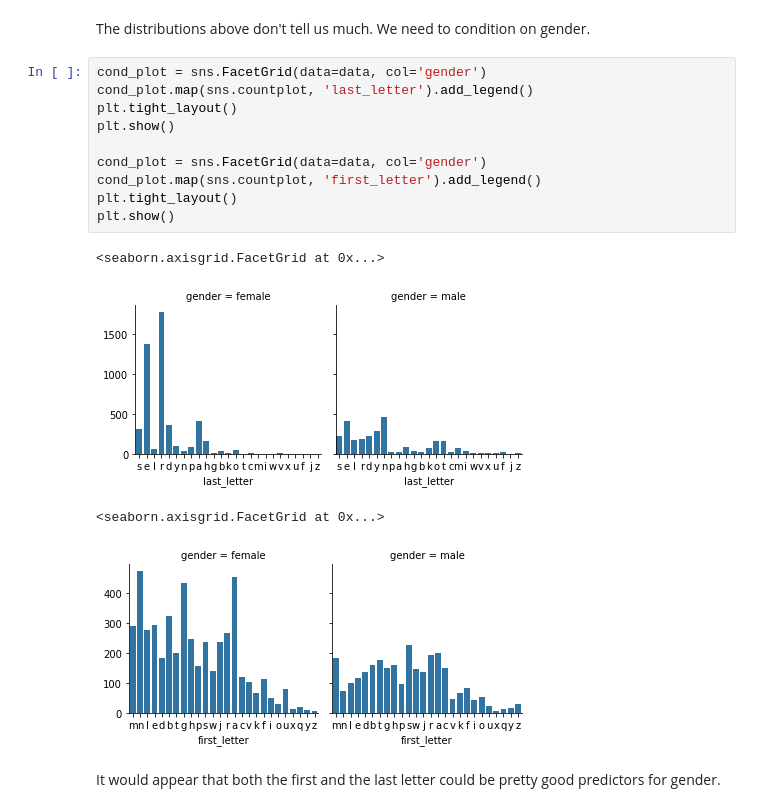
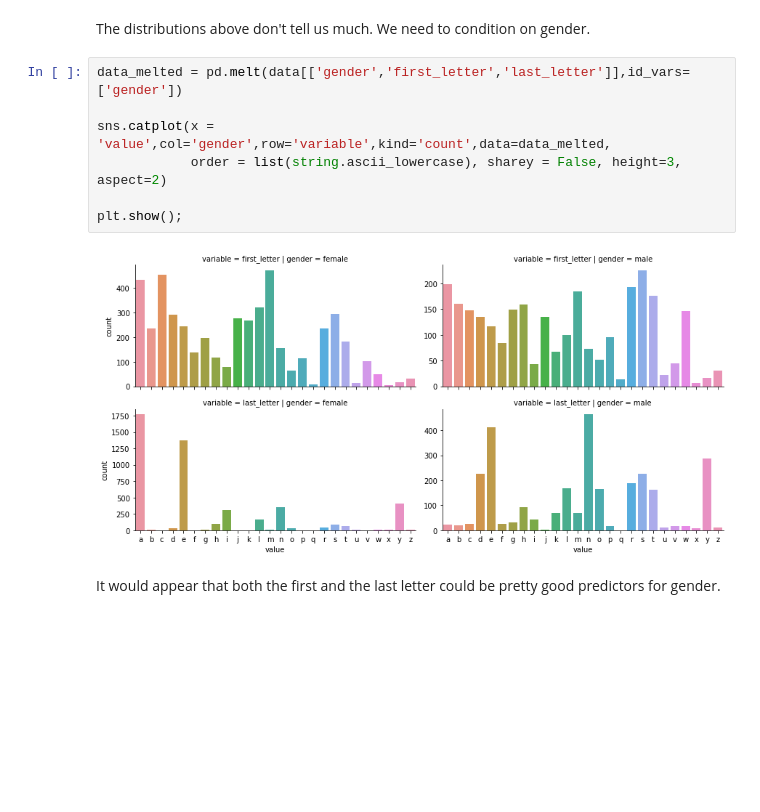
Before and after one commit to betsyrosalen/DATA620_Fall2019_Project3, a Jupyter notebook: project3.ipynb, the cells around one changed output. Drawn from its saved outputs; the diff is of its cells as text; blank space fills up the shorter version.

```diff
--- a/project3.ipynb
+++ b/project3.ipynb
@@ -153,20 +168,14 @@ for var, subplot in zip(categorical_cols[:2], ax.flatten()):
 # %% [markdown]
 The distributions above don't tell us much. We need to condition on gender.
-# %%
-cond_plot = sns.FacetGrid(data=data, col='gender')
-cond_plot.map(sns.countplot, 'last_letter').add_legend()
-plt.tight_layout()
-plt.show()
-
-cond_plot = sns.FacetGrid(data=data, col='gender')
-cond_plot.map(sns.countplot, 'first_letter').add_legend()
-plt.tight_layout()
-plt.show()
-# %% [output]
-<seaborn.axisgrid.FacetGrid at 0x...>
-[figure, removed]
-<seaborn.axisgrid.FacetGrid at 0x...>
-[figure, removed]
+# %%
+data_melted = pd.melt(data[['gender','first_letter','last_letter']],id_vars=['gender'])
+
+sns.catplot(x = 'value',col='gender',row='variable',kind='count',data=data_melted,
+            order = list(string.ascii_lowercase), sharey = False, height=3, aspect=2)
+
+plt.show();
+# %% [output]
+[figure, added]
 # %% [markdown]
 It would appear that both the first and the last letter could be pretty good predictors for gender.
 # %%
```
Also changed, not shown: parts of 85 cells of this notebook, 1 other file.
